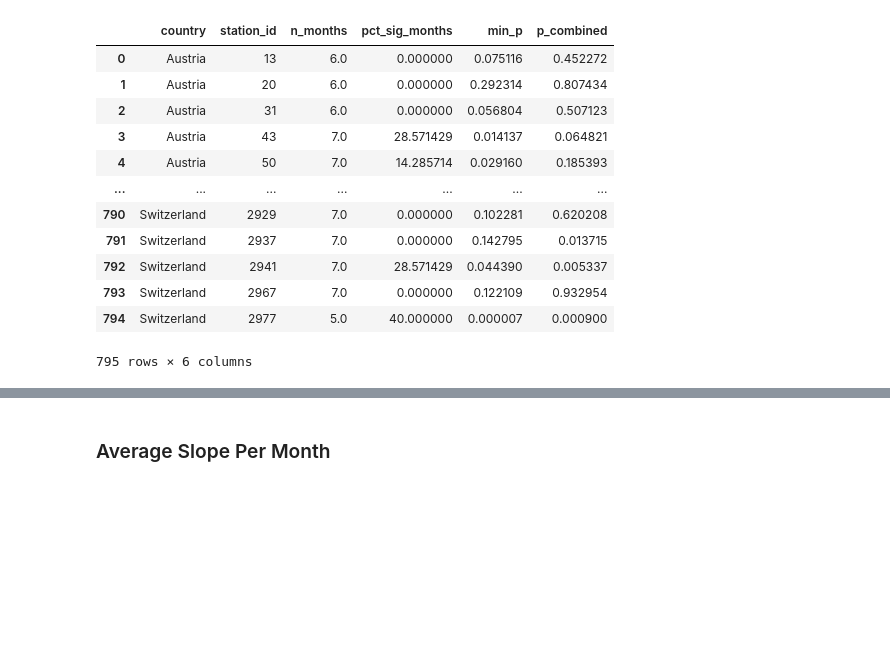
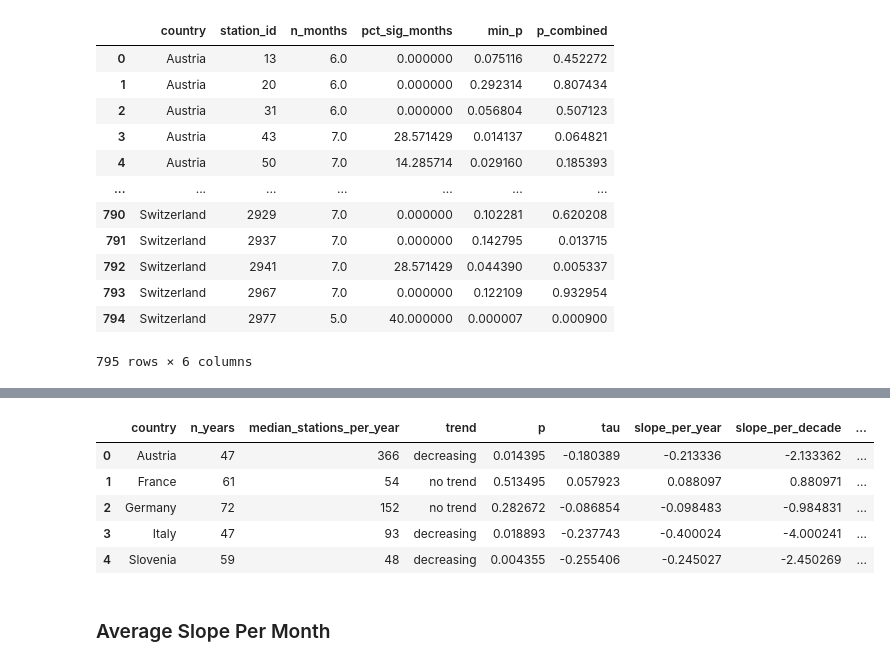
Before and after one commit to Mitch-P-Analyst/Europe_Snowpack_Depths, a Jupyter notebook: Notebooks/03_Statistical_Testing.ipynb, the cells around one changed output, grey strips where cells are left out. Drawn from its saved outputs; the diff is of its cells as text; code cells hidden in the pictures; blank space fills up the shorter version.

```diff
--- a/Notebooks/03_Statistical_Testing.ipynb
+++ b/Notebooks/03_Statistical_Testing.ipynb
@@ -536,0 +547,94 @@ Dataframe Preview:
+# %%
+# Minimum number of data years require for each Weather Station to be considered for testing
+MIN_YEARS = 30
+
+# Minimum number of stations per year for analysis
+MIN_STATIONS_PER_YEAR = 10  # coverage guardrail
+
+# 1) Build a country–year aggregate series (mean across stations that year)
+cm_country = (snow_recordings
+      .groupby(['country','year',])
+      .agg(n_stations=('station_id','nunique'),
+           hn_mean=('hnsum','mean'))          # or weighted mean, see below
+      .reset_index())
+
+# require a minimum number of stations in a given year-month to avoid 1-station years
+cm_country = cm_country[cm_country['n_stations'] >= MIN_STATIONS_PER_YEAR]
+
+# 2) MK/Hamed–Rao on each country–month aggregated time series
+def mk_country(group_df: pd.DataFrame) -> pd.Series:
+    """
+    Run MK on one (country) series of yearly values.
+
+    Expects group_df to have at least: 'year', 'hn_mean'
+    Optionally: 'n_stations' = # stations used for that (country, year)
+    """
+    # 1) Sort by year and build the time series
+    group_df = group_df.sort_values('year')
+    y = group_df['hn_mean'].astype(float).to_numpy()
+    ok = np.isfinite(y)
+    y = y[ok]
+    n_years = len(y)
+
+    # 2) Stations coverage summary (if available)
+    stations_median = stations_min = stations_max = np.nan
+    if 'n_stations' in group_df.columns:
+        stations = group_df.loc[ok, 'n_stations'].to_numpy()
+        if stations.size:
+            stations_median = int(np.median(stations))
+            stations_min    = int(stations.min())
+            stations_max    = int(stations.max())
+
+    # 3) Too few years? Return an "insufficient" record
+    if n_years < MIN_YEARS:
+        return pd.Series({
+            'n_years': n_years,
+            'median_stations_per_year': stations_median,
+            'stations_min_per_year': stations_min,
+            'stations_max_per_year': stations_max,
+            'p': np.nan,
+            'tau': np.nan,
+            'slope_per_year': np.nan,
+            'slope_per_decade': np.nan,
+            'variant': 'insufficient',
+        })
+
+    # 4) MK (Hamed–Rao) with fallback to original
+    try:
+        results = mk.hamed_rao_modification_test(y)
+        variant = 'hamed_rao'
+    except Exception:
+        results = mk.original_test(y)
+        variant = 'original'
+
+    # 5) Assemble result row for this (country, month)
+    return pd.Series({
+        'n_years': n_years,
+        'median_stations_per_year': stations_median,
+        'trend':results.trend,
+        'p': results.p,
+        'tau': results.Tau,
+        'slope_per_year': results.slope,          # cm/year
+        'slope_per_decade': results.slope * 10,   # cm/decade
+        'variant': variant,
+    })
+
+country_macro = (
+    cm_country.groupby(['country'], group_keys=False)
+      .apply(mk_country)
+      .reset_index()
+)
+
+
+try:
+    country_macro_path = REPO_ROOT / 'Data/Cleaned/Tests/avg_country_trends.csv'
+    country_macro.to_csv(country_macro_path)
+    if country_macro_path.exists():
+        print(f'Average Snowpack Depth Trend Per Country : {country_macro_path.name} \n'
+              f'Dataframe Exported To: {country_macro_path} \n')
+except Exception as e:
+    print('Dataframe Failed to Export \n')
+
+print('Dataframe Preview: \n')
+country_macro.head(5)
+# %% [output]
@@ -537,3 +645,9 @@ Dataframe Preview:
+|  | country | n_years | median_stations_per_year | trend | p | tau | slope_per_year | slope_per_decade | ... |
+| 0 | Austria | 47 | 366 | decreasing | 0.014395 | -0.180389 | -0.213336 | -2.133362 | ... |
+| 1 | France | 61 | 54 | no trend | 0.513495 | 0.057923 | 0.088097 | 0.880971 | ... |
+| 2 | Germany | 72 | 152 | no trend | 0.282672 | -0.086854 | -0.098483 | -0.984831 | ... |
+| 3 | Italy | 47 | 93 | decreasing | 0.018893 | -0.237743 | -0.400024 | -4.000241 | ... |
+| 4 | Slovenia | 59 | 48 | decreasing | 0.004355 | -0.255406 | -0.245027 | -2.450269 | ... |
 # %% [markdown]
 ### Average Slope Per Month
 # %%
```
Also changed, not shown: parts of 15 cells of this notebook, 8 other files.
